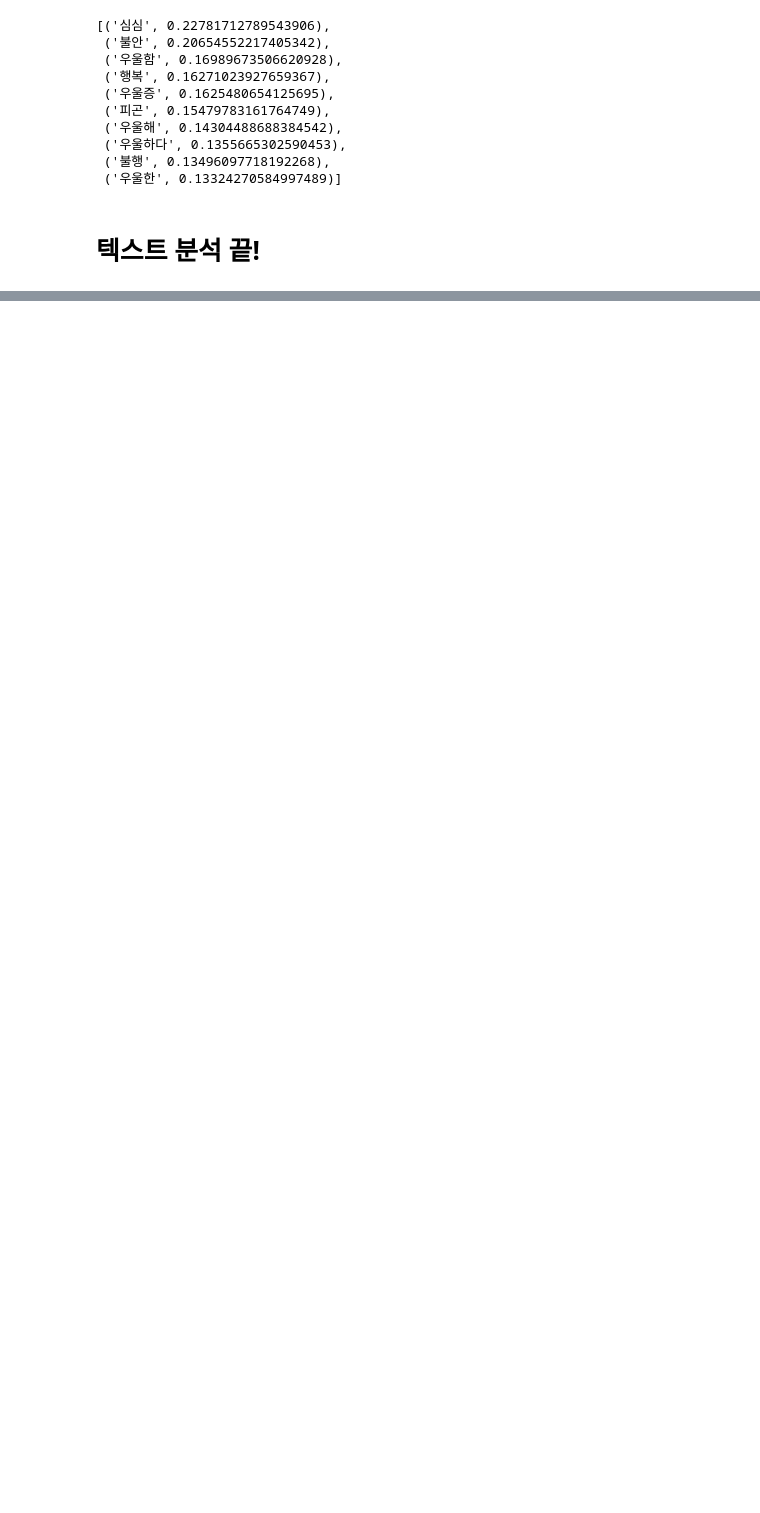
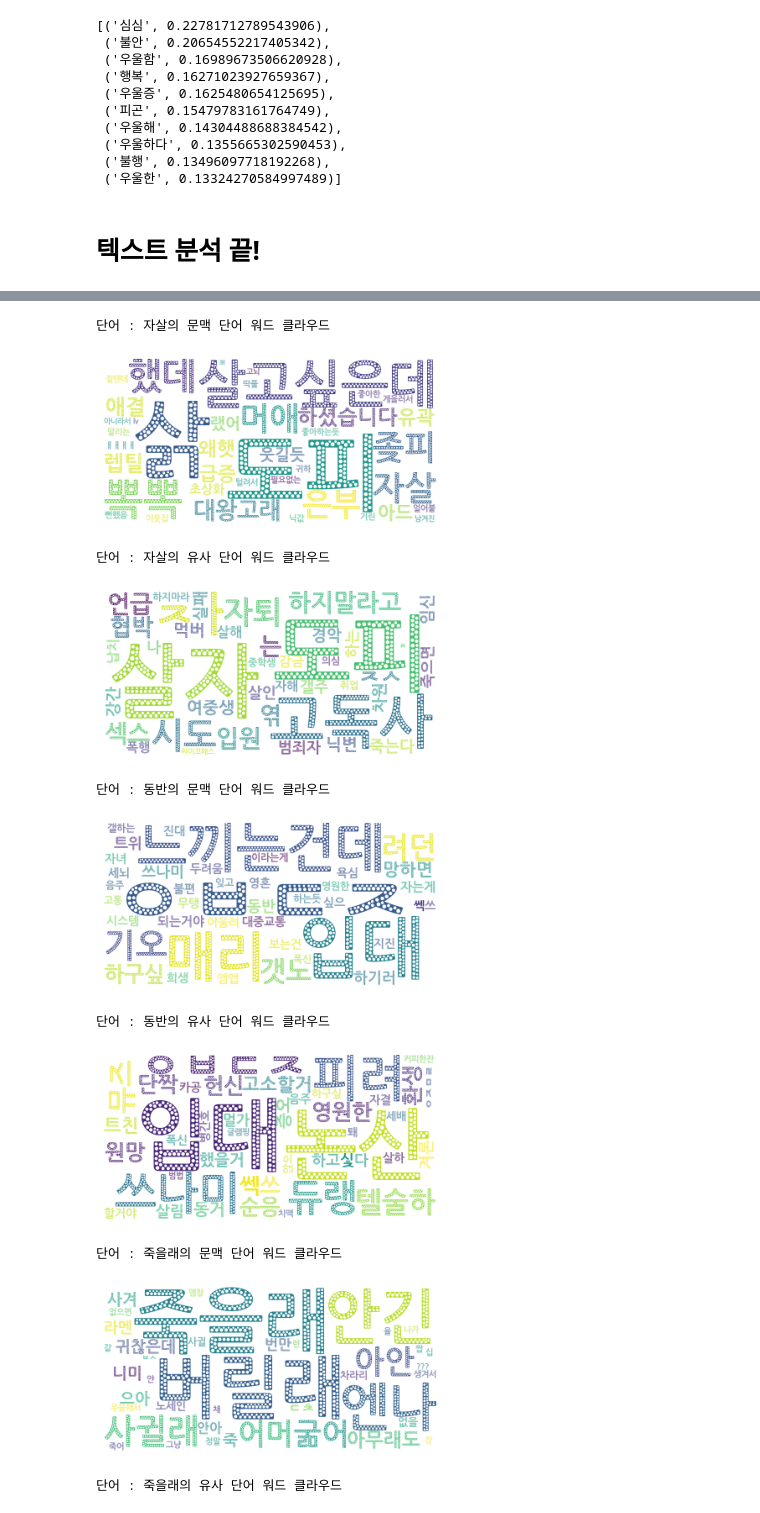
Before and after one commit to GwiHwan-Go/Detect_SC, a Jupyter notebook: Data_Analysis.ipynb, the cells around one changed output, grey strips where cells are left out. Cells and saved outputs as stored; diff of their text form; code cells hidden in the pictures; blank space fills up the shorter version.

```diff
--- a/Data_Analysis.ipynb
+++ b/Data_Analysis.ipynb
@@ -300,0 +420,2 @@ most_similar('우울', pmi, vocab2idx, idx2vocab)
+# %%
+font_path = '/usr/share/fonts/truetype/nanum/NanumGothicEcoBold.ttf'
@@ -300,0 +535,43 @@ most_similar('우울', pmi, vocab2idx, idx2vocab)
+# %%
+## SEED 단어들에 대해서 PMI 메트릭스를 통해
+## 비슷한 단어들과 같은 맥락 단어들을 추출.
+from wordcloud import WordCloud
+import matplotlib.pyplot as plt
+
+seeds= ['자살','동반','ㄷㅂㅈㅅ','ㅂㄱㅌ','자살계',
+        '죽을래','투신','자살쇼','자살각','자해계','자해','자해전시','죽고싶다','우울','ㅈ해','살자',
+        '인생','죽음']
+
+for seed in seeds :
+  if seed in pmi.vocab2idx :
+      contexts = pmi.context_words(seed,topk=40)
+      similars = pmi.similar_words(seed,topk=40)
+
+      wc_context = WordCloud(font_path=font_path, relative_scaling=0.1,mode='RGB', prefer_horizontal=1.1,
+                background_color='white',collocation_threshold=20).generate_from_frequencies(dict(contexts))
+      wc_similar = WordCloud(font_path=font_path, relative_scaling=0.1,mode='RGB', prefer_horizontal=0.95,
+                background_color='white',collocation_threshold=20).generate_from_frequencies(dict(similars))
+
+      plt.figure()
+      print(f"\n단어 : {seed}의 문맥 단어 워드 클라우드\n")
+      plt.axis('off')
+      plt.imshow(wc_context)
+      plt.show()
+
+      plt.figure()
+      print(f"\n단어 : {seed}의 유사 단어 워드 클라우드\n")
+      plt.axis('off')
+      plt.imshow(wc_similar)
+      plt.show()
+# %% [output]
+단어 : 자살의 문맥 단어 워드 클라우드
+[figure, added]
+단어 : 자살의 유사 단어 워드 클라우드
+[figure, added]
+단어 : 동반의 문맥 단어 워드 클라우드
+[figure, added]
+단어 : 동반의 유사 단어 워드 클라우드
+[figure, added]
+단어 : 죽을래의 문맥 단어 워드 클라우드
+[figure, added]
+단어 : 죽을래의 유사 단어 워드 클라우드
```
Also changed, not shown: parts of 32 cells of this notebook.
